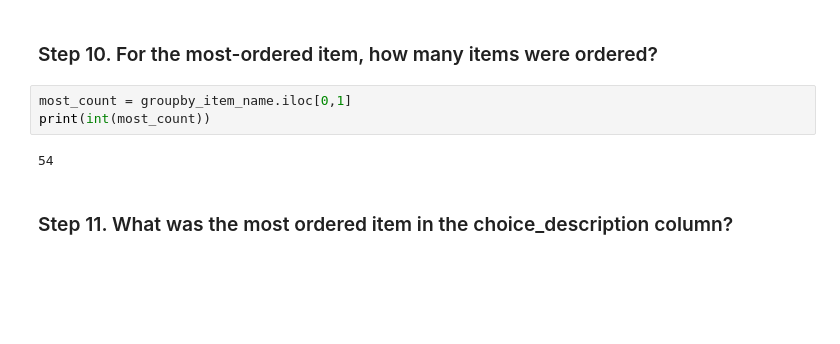
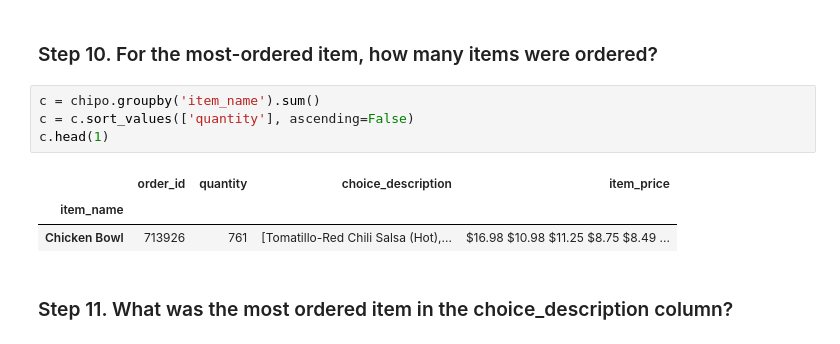
Before and after one commit to zyusand/pandas_exercises, a Jupyter notebook: 01_Getting_&_Knowing_Your_Data/Chipotle/Exercises.ipynb, the cells around one changed output. Saved outputs shown, nothing was run; the diff lists cells and outputs as text; blank space fills up the shorter version.

```diff
--- a/01_Getting_&_Knowing_Your_Data/Chipotle/Exercises.ipynb
+++ b/01_Getting_&_Knowing_Your_Data/Chipotle/Exercises.ipynb
@@ -96,10 +97,13 @@ print(most_ordered_item[0])
 # %% [markdown]
 ### Step 10. For the most-ordered item, how many items were ordered?
-# %%
-most_count = groupby_item_name.iloc[0,1]
-print(int(most_count))
-# %% [output]
-54
+# %%
+c = chipo.groupby('item_name').sum()
+c = c.sort_values(['quantity'], ascending=False)
+c.head(1)
+# %% [output]
+|  | order_id | quantity | choice_description | item_price |
+| item_name |  |  |  |  |
+| Chicken Bowl | 713926 | 761 | [Tomatillo-Red Chili Salsa (Hot),... | $16.98 $10.98 $11.25 $8.75 $8.49 ... |
 # %% [markdown]
 ### Step 11. What was the most ordered item in the choice_description column?
 # %%
```
Also changed, not shown: parts of 9 cells of this notebook, 1 other file.
